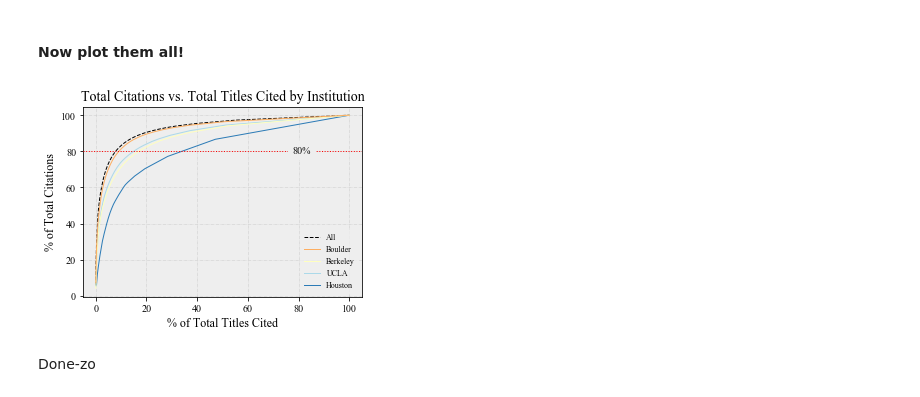
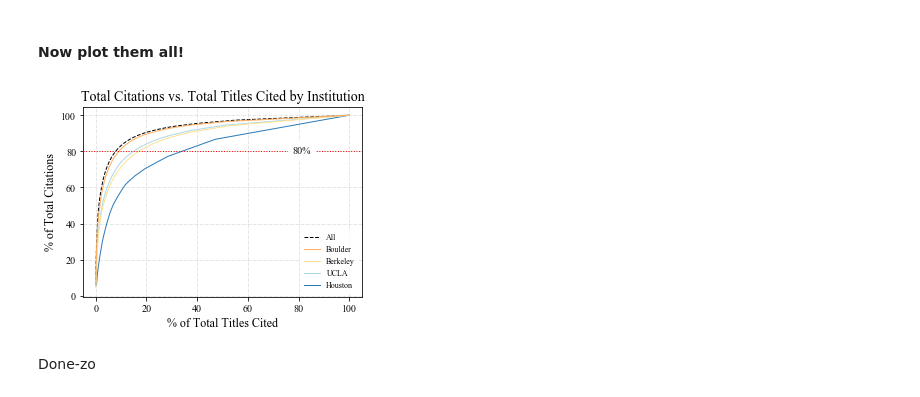
Before and after one commit to samteplitzky/Earth-Science-Citation-Replication-Project, a Jupyter notebook: Citation_Data_Analysis_All_Institutions.ipynb, the cells around one changed output. Drawn from its saved outputs; the diff is of its cells as text; code cells hidden in the pictures.

Commit message:
updated fig color schemes

```diff
--- a/Citation_Data_Analysis_All_Institutions.ipynb
+++ b/Citation_Data_Analysis_All_Institutions.ipynb
@@ -734,30 +734,30 @@ All percentile:  7.8821362799263355
 # %%
 fig3 = plt.figure(figsize=(5,3.5))
 ax = fig3.add_subplot()
 
 # figure formatting
 plt.grid(color='#CCCCCC', linestyle='-.', linewidth=.5, zorder=0)
 plt.title('Total Citations vs. Total Titles Cited by Institution', fontsize=14, fontname="Times New Roman")
 plt.ylabel('% of Total Citations', fontsize=12, fontname="Times New Roman")
 plt.xlabel('% of Total Titles Cited', fontsize=12, fontname="Times New Roman")
 plt.xticks(fontsize=10)
 plt.yticks(fontsize=10)
-ax.set_facecolor('#eeeeee')
+ax.set_facecolor('#ffffff')
 
 # plot the data
 plt.plot('titlepct', 'citationpct', data=citedRefsMeta_count, linewidth=1, color='#000000', ls='--', label = 'All', zorder=1)
 plt.plot('titlepct', 'citationpct', data=cub_count, linewidth=1, color='#fdae61', label = 'Boulder', zorder=5)
-plt.plot('titlepct', 'citationpct', data=ucb_count, linewidth=1, color='#ffffbf', label = 'Berkeley', zorder=4)
+plt.plot('titlepct', 'citationpct', data=ucb_count, linewidth=1, color='#fee090', label = 'Berkeley', zorder=4)
 plt.plot('titlepct', 'citationpct', data=ucla_count, linewidth=1, color='#abd9e9', label = 'UCLA', zorder=3)
 plt.plot('titlepct', 'citationpct', data=uh_count, linewidth=1, color='#2c7bb6', label = 'Houston', zorder=2)
 
 # annotation
 plt.axhline(y=80, color='r', linestyle=':', linewidth=1, zorder=6)
-plt.text(77.5,79,'80%', fontsize=10, fontname="Times New Roman", bbox=dict(facecolor='#eeeeee', edgecolor='#eeeeee'), zorder=7)
-plt.legend(facecolor='#eeeeee', edgecolor='#eeeeee', fontsize=8)
+plt.text(77.5,79,'80%', fontsize=10, fontname="Times New Roman", bbox=dict(facecolor='#ffffff', edgecolor='#ffffff'), zorder=7)
+plt.legend(facecolor='#ffffff', edgecolor='#ffffff', fontsize=8)
 plt.show()
 # %% [output]
-[figure, old version]
+[figure, new version]
 # %%
 fig3.savefig('8020AllFig.png', dpi=300)
 # %% [markdown]
```
Also changed, not shown: parts of 5 cells of this notebook.
